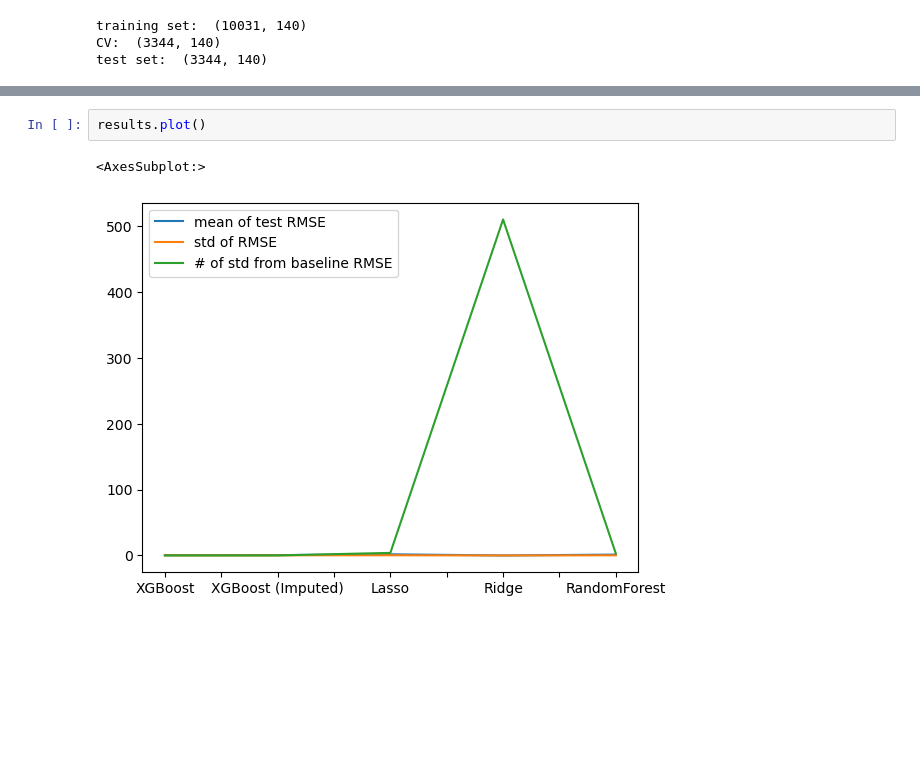
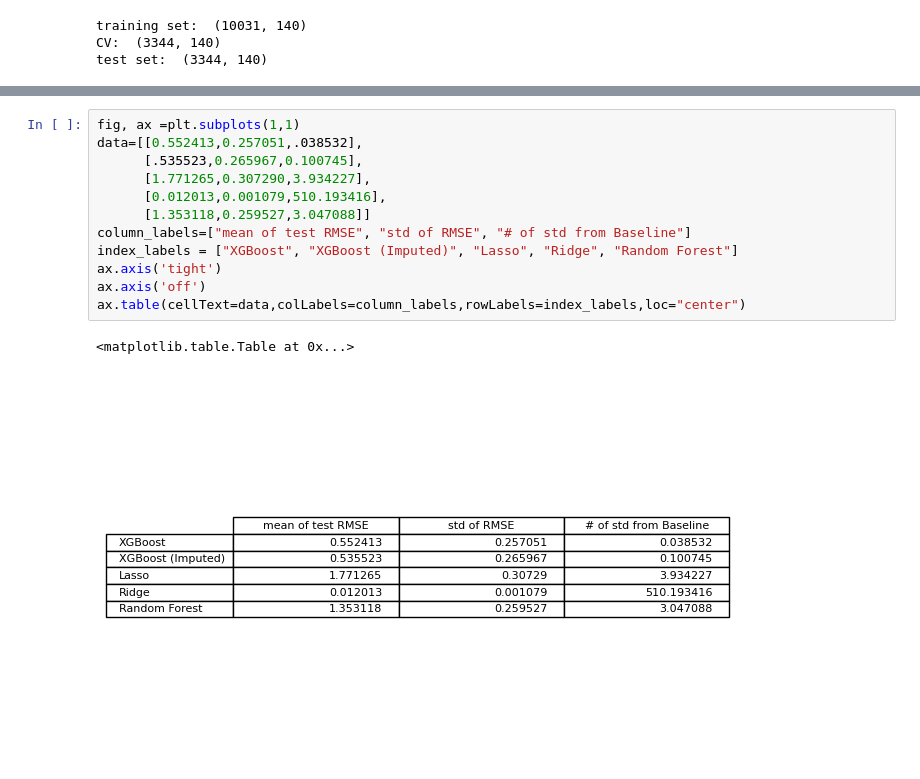
Before and after one commit to nlamber2/data1030_project, a Jupyter notebook: src/Project.ipynb, the cells around one changed output, grey strips where cells are left out. Drawn from its saved outputs; the diff is of its cells as text; blank space fills up the shorter version.

Commit message:
data

```diff
--- a/src/Project.ipynb
+++ b/src/Project.ipynb
@@ -760,5 +774,15 @@ baseline:  0.5623175837320574
-# %%
-results.plot()
-# %% [output]
-<AxesSubplot:>
-[figure, removed]
+# %%
+fig, ax =plt.subplots(1,1)
+data=[[0.552413,0.257051,.038532],
+      [.535523,0.265967,0.100745],
+      [1.771265,0.307290,3.934227],
+      [0.012013,0.001079,510.193416],
+      [1.353118,0.259527,3.047088]]
+column_labels=["mean of test RMSE", "std of RMSE", "# of std from Baseline"]
+index_labels = ["XGBoost", "XGBoost (Imputed)", "Lasso", "Ridge", "Random Forest"]
+ax.axis('tight')
+ax.axis('off')
+ax.table(cellText=data,colLabels=column_labels,rowLabels=index_labels,loc="center")
+# %% [output]
+<matplotlib.table.Table at 0x...>
+[figure, added]
```
Also changed, not shown: parts of 9 cells of this notebook, 8 other files.
